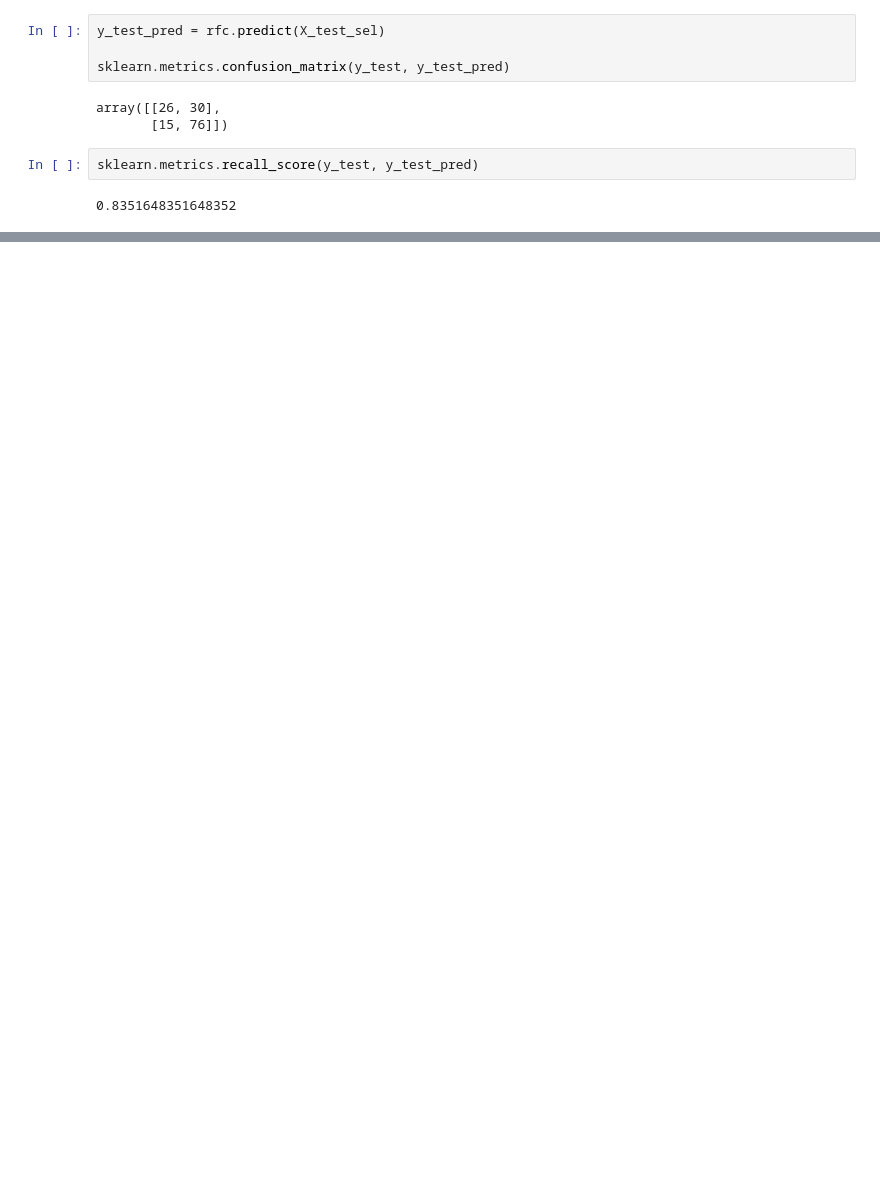
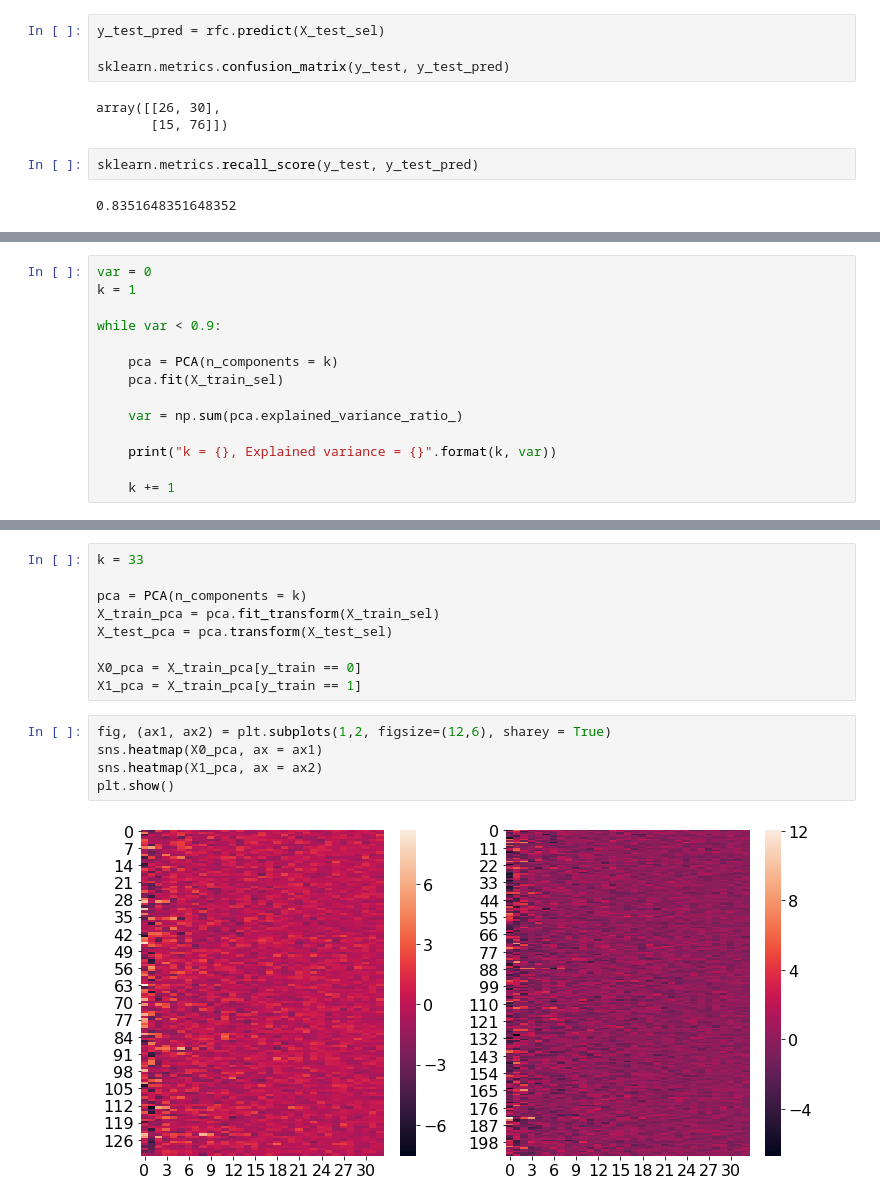
Before and after one commit to sfriedowitz/cs229_project, a Jupyter notebook: model.ipynb, the cells around one changed output, grey strips where cells are left out. Saved outputs shown, nothing was run; the diff lists cells and outputs as text; blank space fills up the shorter version.

```diff
--- a/model.ipynb
+++ b/model.ipynb
@@ -1055,0 +1080,14 @@ sklearn.metrics.recall_score(y_test, y_test_pred)
+# %%
+var = 0
+k = 1
+
+while var < 0.9:
+
+    pca = PCA(n_components = k)
+    pca.fit(X_train_sel)
+
+    var = np.sum(pca.explained_variance_ratio_)
+
+    print("k = {}, Explained variance = {}".format(k, var))
+
+    k += 1
@@ -1056 +1112,17 @@ sklearn.metrics.recall_score(y_test, y_test_pred)
+# %%
+k = 33
+
+pca = PCA(n_components = k)
+X_train_pca = pca.fit_transform(X_train_sel)
+X_test_pca = pca.transform(X_test_sel)
+
+X0_pca = X_train_pca[y_train == 0]
+X1_pca = X_train_pca[y_train == 1]
+# %%
+fig, (ax1, ax2) = plt.subplots(1,2, figsize=(12,6), sharey = True)
+sns.heatmap(X0_pca, ax = ax1)
+sns.heatmap(X1_pca, ax = ax2)
+plt.show()
+# %% [output]
+[figure, added]
 # %%
```
Also changed, not shown: parts of 40 cells of this notebook, 1 other file.
